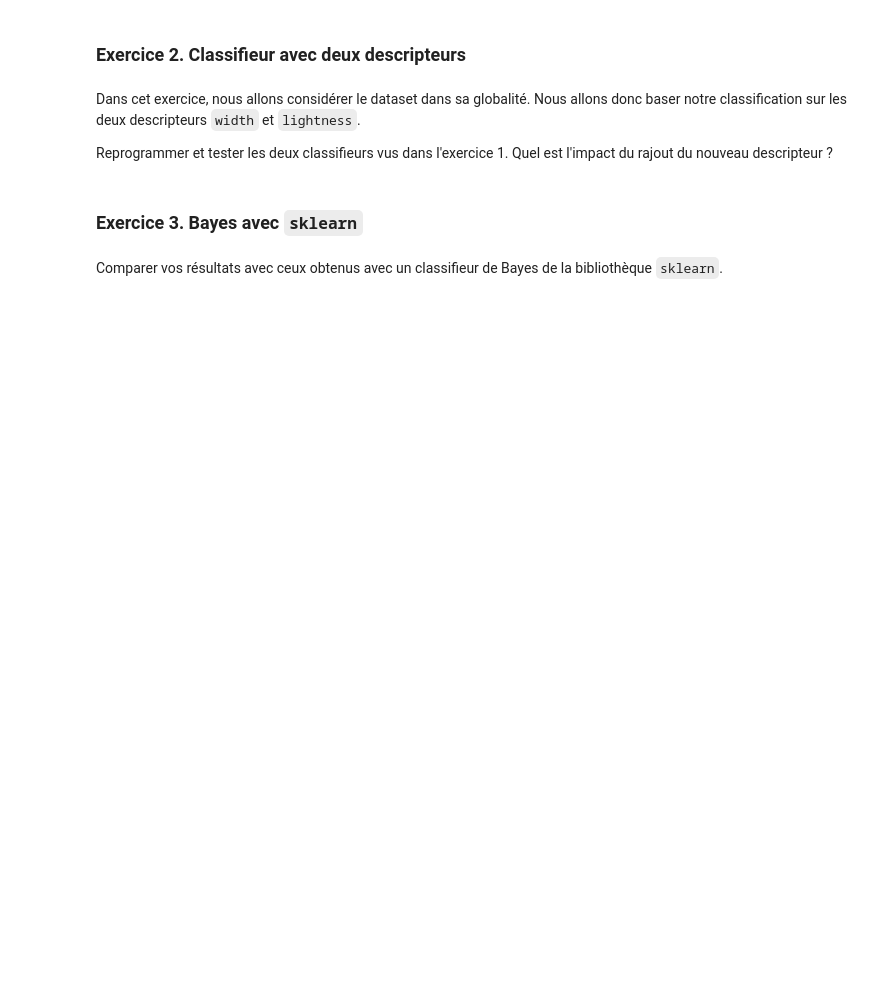
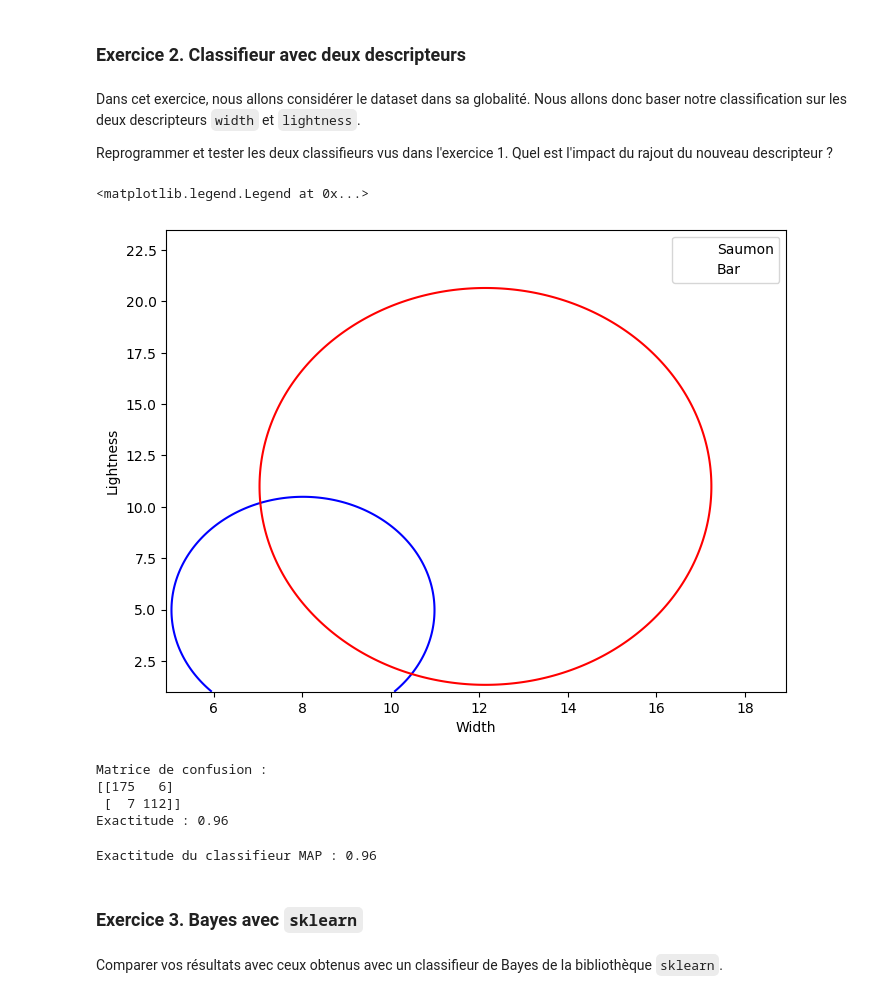
Before and after one commit to gabrielmariebrisson/master, a Jupyter notebook: semestre_1/ACID/td05_bayes.ipynb, the cells around one changed output. Saved outputs shown, nothing was run; the diff lists cells and outputs as text; code cells hidden in the pictures; blank space fills up the shorter version.

```diff
--- a/semestre_1/ACID/td05_bayes.ipynb
+++ b/semestre_1/ACID/td05_bayes.ipynb
@@ -186,3 +209,43 @@ b- Evaluer ce classifieur
 Dans cet exercice, nous allons considérer le dataset dans sa globalité. Nous allons donc baser notre classification sur les deux descripteurs <code>width</code> et <code>lightness</code>.
 
 Reprogrammer et tester les deux classifieurs vus dans l'exercice 1. Quel est l'impact du rajout du nouveau descripteur ?
+# %%
+import matplotlib.pyplot as plt
+%matplotlib inline
+X = seabass_shuffled[['width', 'lightness']]
+y = seabass_shuffled['species']
+
+X_train, X_test, Y_train, Y_test = train_test_split(X, y, test_size=0.2)
+# %%
+train_saumon = X_train[Y_train == 0]
+train_bar = X_train[Y_train == 1]
+
+mean_saumon = np.mean(train_saumon, axis=0)
+std_saumon = np.std(train_saumon, axis=0)
+mean_bar = np.mean(train_bar, axis=0)
+std_bar = np.std(train_bar, axis=0)
+# %%
+x_width = np.linspace(min(X_train['width']), max(X_train['width']), 1000)
+x_lightness = np.linspace(min(X_train['lightness']), max(X_train['lightness']), 1000)
+
+X_width, X_lightness = np.meshgrid(x_width, x_lightness)
+pdf_saumon_width = norm.pdf(X_width, loc=mean_saumon[0], scale=std_saumon[0])
+pdf_saumon_lightness = norm.pdf(X_lightness, loc=mean_saumon[1], scale=std_saumon[1])
+
+pdf_bar_width = norm.pdf(X_width, loc=mean_bar[0], scale=std_bar[0])
+pdf_bar_lightness = norm.pdf(X_lightness, loc=mean_bar[1], scale=std_bar[1])
+
+plt.figure(figsize=(8, 6))
+contour_saumon = plt.contour(X_width, X_lightness, pdf_saumon_width * pdf_saumon_lightness, levels=[0.001], colors='blue')
+contour_bar = plt.contour(X_width, X_lightness, pdf_bar_width * pdf_bar_lightness, levels=[0.001], colors='red')
+
+plt.xlabel('Width')
+plt.ylabel('Lightness')
+
+# Ajouter des légendes
+contour_saumon.collections[0].set_label('Saumon')
+contour_bar.collections[0].set_label('Bar')
+plt.legend()
+# %% [output]
+<matplotlib.legend.Legend at 0x...>
+[figure, added]
@@ -188,0 +265,12 @@ Reprogrammer et tester les deux classifieurs vus dans l'exercice 1. Quel est l'i
+# %%
+confusion = confusion_matrix(Y_test, test_predictions)
+print("Matrice de confusion :")
+print(confusion)
+
+accuracy = accuracy_score(Y_test, test_predictions)
+print("Exactitude : {:.2f}".format(accuracy))
+# %% [output]
+Matrice de confusion :
+[[175   6]
+ [  7 112]]
+Exactitude : 0.96
@@ -189,3 +295,12 @@ Reprogrammer et tester les deux classifieurs vus dans l'exercice 1. Quel est l'i
+# %%
+
+# Evaluer le classifieur MAP
+predicted_classes = classify()
+
+accuracy = accuracy_score(Y_test, predicted_classes)
+print("Exactitude du classifieur MAP : {:.2f}".format(accuracy))
+# %% [output]
+Exactitude du classifieur MAP : 0.96
 # %% [markdown]
 ### Exercice 3. Bayes avec <code>sklearn</code>
 # %% [markdown]
```
Also changed, not shown: parts of 9 cells of this notebook, 26 other files.
